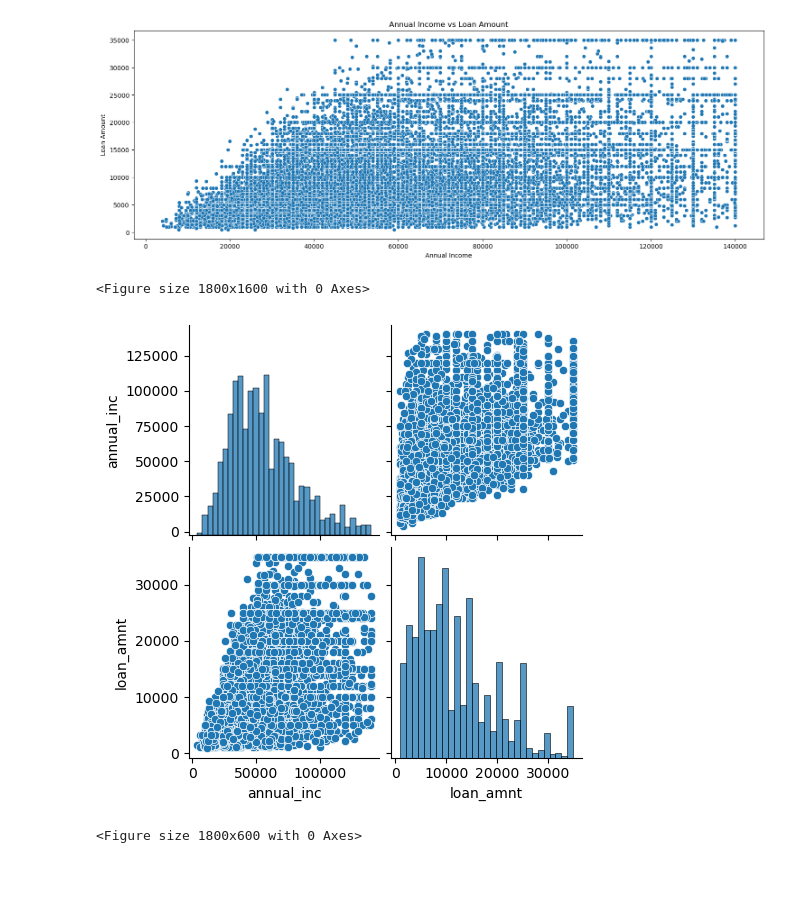
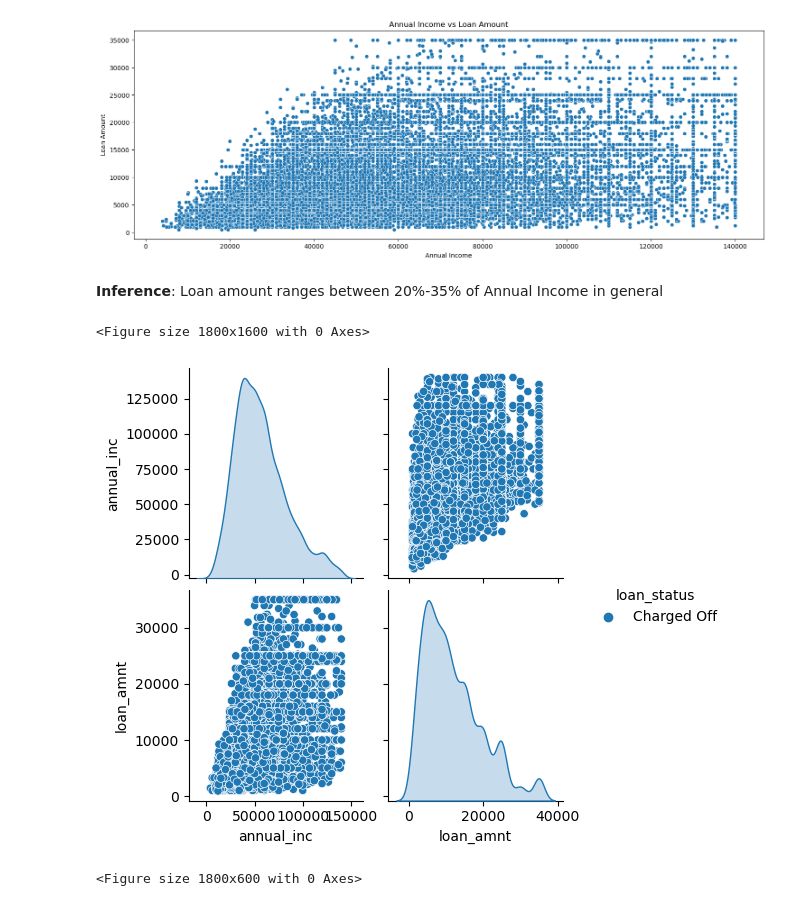
Before and after one commit to kondajji/Lending-Club_CaseStudy_TS, a Jupyter notebook: LendingClubCaseStudy.ipynb, the cells around one changed output. Saved outputs shown, nothing was run; the diff lists cells and outputs as text; code cells hidden in the pictures; blank space fills up the shorter version.

```diff
--- a/LendingClubCaseStudy.ipynb
+++ b/LendingClubCaseStudy.ipynb
@@ -146,6 +178,6 @@ loan.loc[:, 'issue_year'] = loan.issue_date.dt.year
 # %%
-# Additional derived fields
-# Create loan_amnt groups of 5K as derived column
 
 loan['loan_amnt_groups'] = pd.cut(loan['loan_amnt'], bins=7,precision =0,labels=['0-5k','5k-10k','10k-15k','15k-20k','20k-25k','25k-30k','30k-35k'])
 loan['interest_groups'] = pd.cut(loan['int_rate'], bins=5,precision =0,labels=['5-10','10-15','15-20','20-25','25-30'])
+loan['annual_inc_groups'] = pd.cut(loan['annual_inc'], bins=5,precision =0,labels=['0-40k','40k-80k','80k-120k','120k-160k','160k-200k'])
+loan['sub_grade_groups'] = loan['sub_grade'].str[1]
@@ -475,18 +572,20 @@ plt.title('Annual Income vs Loan Amount')
 plt.show()
 # %% [output]
 [figure]
+# %% [markdown]
+**Inference**: Loan amount ranges between 20%-35% of Annual Income in general
 # %%
 #Annual Inc vs Loan Amount for defaulters pairplot
 
 
 plt.figure(figsize=(18,16))
-sns.pairplot(data=loan_def, vars=['annual_inc', 'loan_amnt'])
+sns.pairplot(data=loan_def, vars=['annual_inc', 'loan_amnt'], hue='loan_status')
 plt.xlabel('Annual Income')
 plt.ylabel('Loan Amount')
 plt.show()
 # %% [output]
 <Figure size 1800x1600 with 0 Axes>
-[figure, old version]
+[figure, new version]
 # %%
 #Hexbin plot for annual income and loan amount for defaulters
 
```
Also changed, not shown: parts of 123 cells of this notebook, 1 other file.
